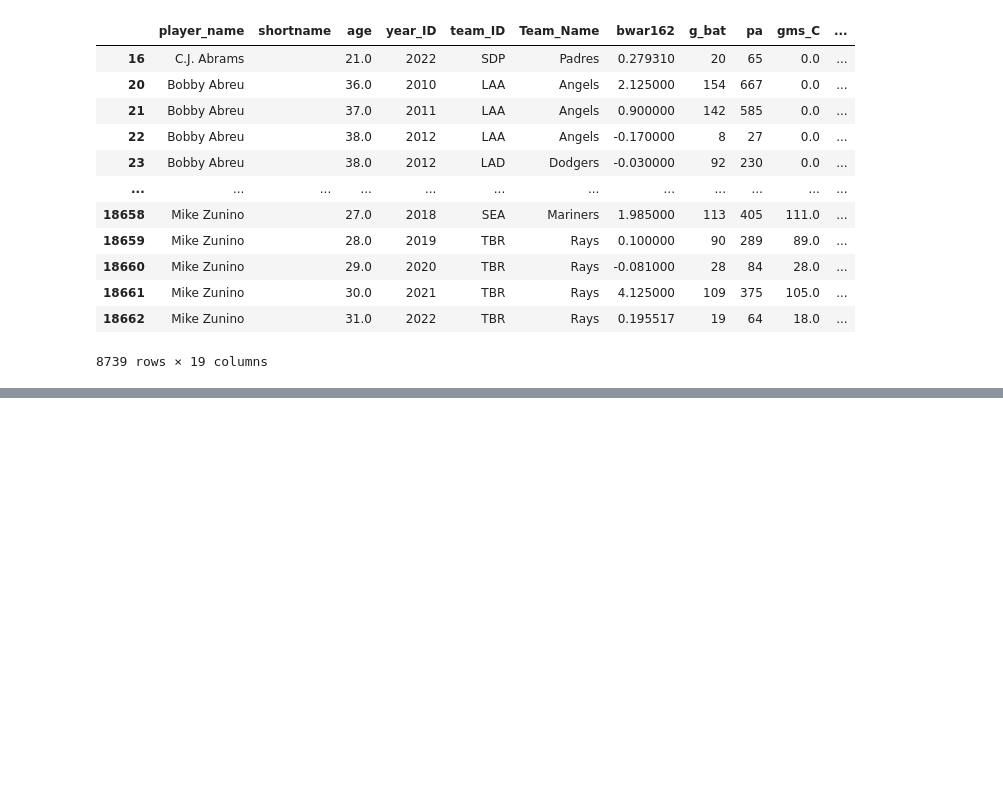
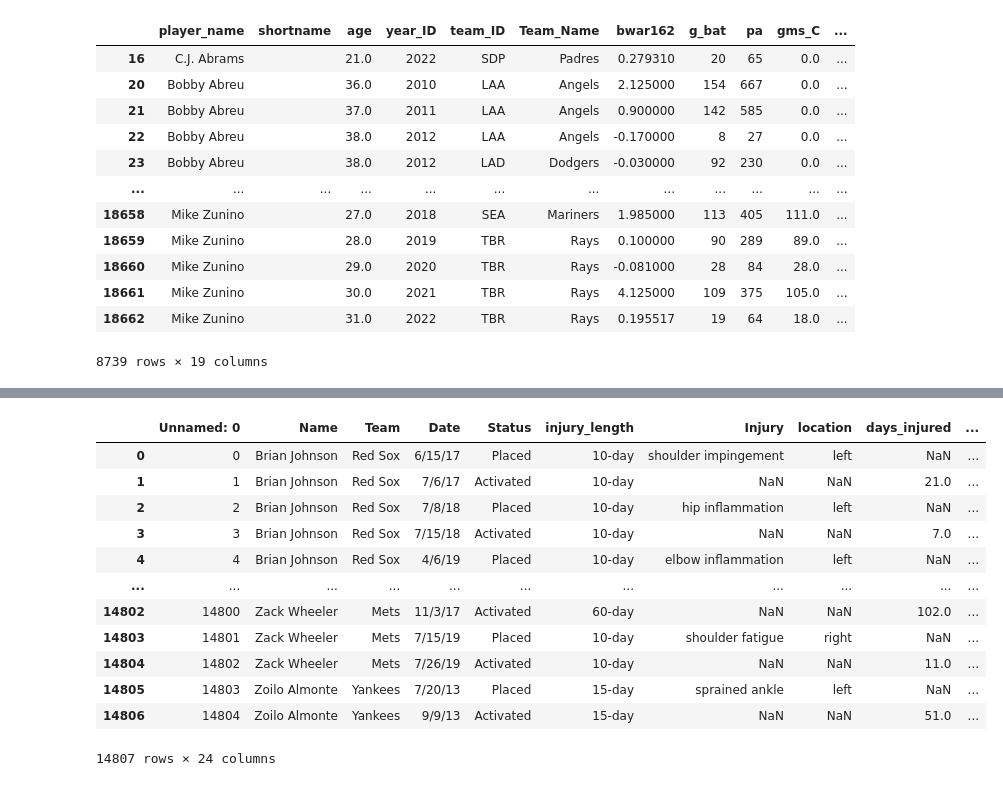
Before and after one commit to brianrwheatley/final-baseball-war-stats, a Jupyter notebook: WAR_cleaning.ipynb, the cells around one changed output, grey strips where cells are left out. Cells and saved outputs as stored; diff of their text form; code cells hidden in the pictures; blank space fills up the shorter version.

```diff
--- a/WAR_cleaning.ipynb
+++ b/WAR_cleaning.ipynb
@@ -2,11 +2,11 @@
 import pandas as pd
 warCSV = "Resources/jeffbagwell_war_historical.csv"
 team_id_CSV = "Resources/team_codes.csv"
-placed_CSV = "placed_df.csv"
+injury_CSV = "Resources/final_injury_data.csv"
 
 war_df = pd.read_csv(warCSV, encoding='ISO-8859-1')
 teamID_df = pd.read_csv(team_id_CSV)
-placed_df = pd.read_csv(placed_CSV)
+injury_df = pd.read_csv(injury_CSV)
 war_df
 # %% [output]
 |  | player_name | age | key_bbref | year_ID | team_ID | stint_ID | lg_ID | is_P | franch_ID | sched | ... |
@@ -210,0 +150,18 @@ fullmerged_df.dropna(subset=['is_P'])
+# %%
+fullmerged_pitcher_df = pd.merge(injury_df, pitchers_df,  how='left', left_on=['shortname','year', 'Team'], right_on = ['shortname','year_ID', 'Team_Name'])
+# %%
+fullmerged_pitcher_df
+# %% [output]
+|  | Unnamed: 0 | Name | Team | Date | Status | injury_length | Injury | location | days_injured | ... |
+| 0 | 0 | Brian Johnson | Red Sox | 6/15/17 | Placed | 10-day | shoulder impingement | left | NaN | ... |
+| 1 | 1 | Brian Johnson | Red Sox | 7/6/17 | Activated | 10-day | NaN | NaN | 21.0 | ... |
+| 2 | 2 | Brian Johnson | Red Sox | 7/8/18 | Placed | 10-day | hip inflammation | left | NaN | ... |
+| 3 | 3 | Brian Johnson | Red Sox | 7/15/18 | Activated | 10-day | NaN | NaN | 7.0 | ... |
+| 4 | 4 | Brian Johnson | Red Sox | 4/6/19 | Placed | 10-day | elbow inflammation | left | NaN | ... |
+| ... | ... | ... | ... | ... | ... | ... | ... | ... | ... | ... |
+| 14802 | 14800 | Zack Wheeler | Mets | 11/3/17 | Activated | 60-day | NaN | NaN | 102.0 | ... |
+| 14803 | 14801 | Zack Wheeler | Mets | 7/15/19 | Placed | 10-day | shoulder fatigue | right | NaN | ... |
+| 14804 | 14802 | Zack Wheeler | Mets | 7/26/19 | Activated | 10-day | NaN | NaN | 11.0 | ... |
+| 14805 | 14803 | Zoilo Almonte | Yankees | 7/20/13 | Placed | 15-day | sprained ankle | left | NaN | ... |
+| 14806 | 14804 | Zoilo Almonte | Yankees | 9/9/13 | Activated | 15-day | NaN | NaN | 51.0 | ... |
+14807 rows × 24 columns
```
Also changed, not shown: parts of 11 cells of this notebook, 5 other files.
